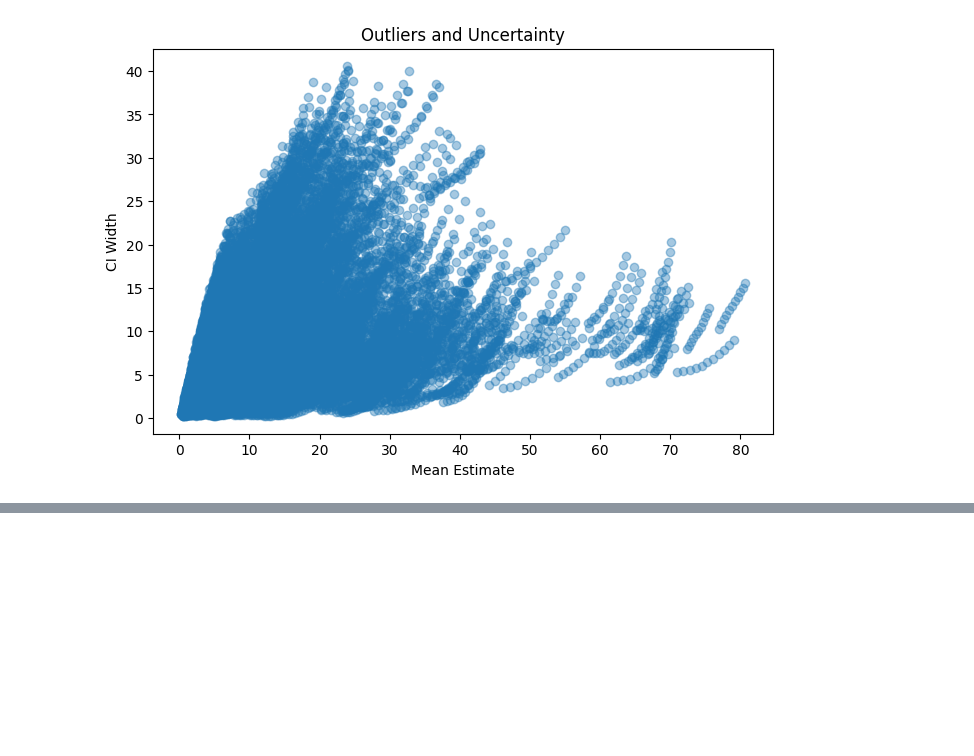
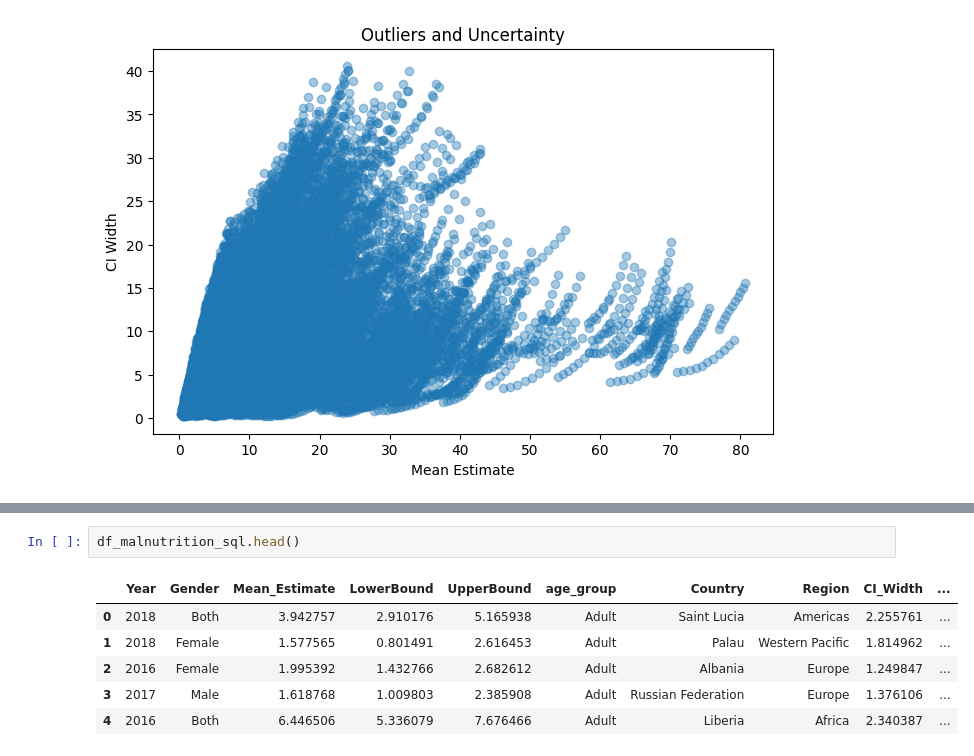
Before and after one commit to rajkumar2698/Nutrition_Paradox, a Jupyter notebook: Nutrition__Paradox.ipynb, the cells around one changed output, grey strips where cells are left out. Drawn from its saved outputs; the diff is of its cells as text; blank space fills up the shorter version.

```diff
--- a/Nutrition__Paradox.ipynb
+++ b/Nutrition__Paradox.ipynb
@@ -445,0 +426,9 @@ Connected to nutrition_db successfully
+# %%
+df_malnutrition_sql.head()
+# %% [output]
+|  | Year | Gender | Mean_Estimate | LowerBound | UpperBound | age_group | Country | Region | CI_Width | ... |
+| 0 | 2018 | Both | 3.942757 | 2.910176 | 5.165938 | Adult | Saint Lucia | Americas | 2.255761 | ... |
+| 1 | 2018 | Female | 1.577565 | 0.801491 | 2.616453 | Adult | Palau | Western Pacific | 1.814962 | ... |
+| 2 | 2016 | Female | 1.995392 | 1.432766 | 2.682612 | Adult | Albania | Europe | 1.249847 | ... |
+| 3 | 2017 | Male | 1.618768 | 1.009803 | 2.385908 | Adult | Russian Federation | Europe | 1.376106 | ... |
+| 4 | 2016 | Both | 6.446506 | 5.336079 | 7.676466 | Adult | Liberia | Africa | 2.340387 | ... |
```
Also changed, not shown: parts of 22 cells of this notebook.
